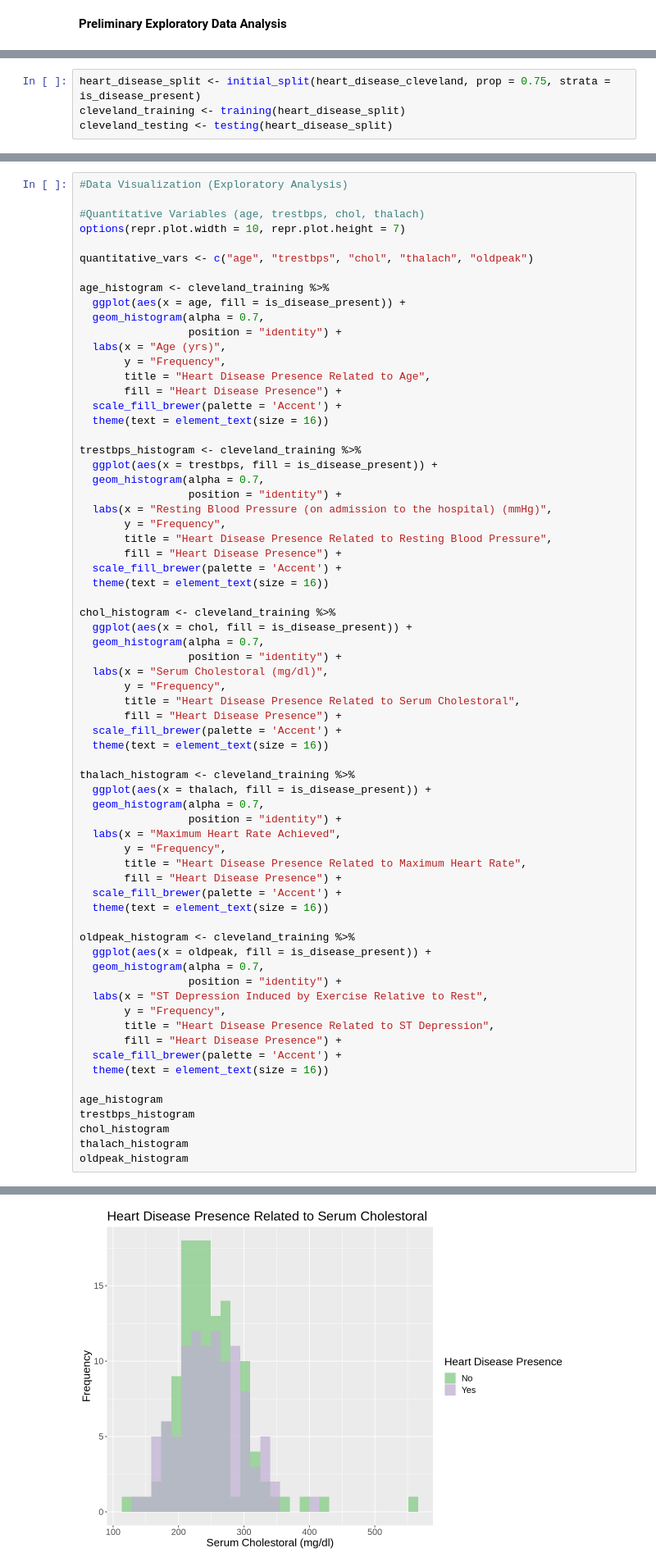
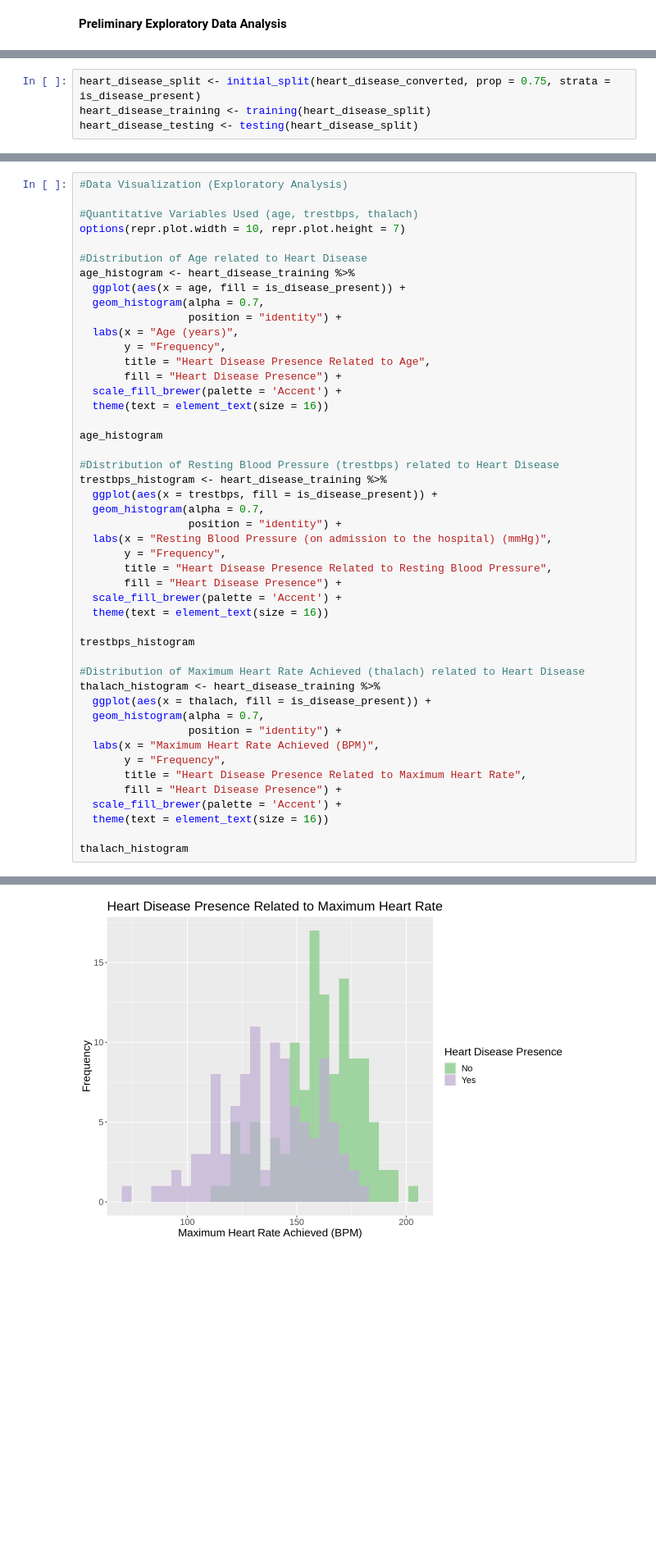
Before and after one commit to holiday-sean/dsci100_project, a Jupyter notebook: project.ipynb, the cells around one changed output, grey strips where cells are left out. Shown: that part at 82% size. Cells and saved outputs as stored; diff of their text form; blank space fills up the shorter version.

Commit message:
Cleaned and removed qualitative var visualizations

```diff
--- a/project.ipynb
+++ b/project.ipynb
@@ -140,7 +85,7 @@ A tibble: 299 × 14
 # %%
-heart_disease_split <- initial_split(heart_disease_cleveland, prop = 0.75, strata = is_disease_present)
-cleveland_training <- training(heart_disease_split)
-cleveland_testing <- testing(heart_disease_split)
+heart_disease_split <- initial_split(heart_disease_converted, prop = 0.75, strata = is_disease_present)
+heart_disease_training <- training(heart_disease_split)
+heart_disease_testing <- testing(heart_disease_split)
 # %%
 #Summarizing (Exploratory Analysis)
 
@@ -174,23 +119,25 @@ A tibble: 5 × 4
 # %%
 #Data Visualization (Exploratory Analysis)
 
-#Quantitative Variables (age, trestbps, chol, thalach)
+#Quantitative Variables Used (age, trestbps, thalach)
 options(repr.plot.width = 10, repr.plot.height = 7)
 
-quantitative_vars <- c("age", "trestbps", "chol", "thalach", "oldpeak")
-
-age_histogram <- cleveland_training %>%
+#Distribution of Age related to Heart Disease
+age_histogram <- heart_disease_training %>%
   ggplot(aes(x = age, fill = is_disease_present)) +
   geom_histogram(alpha = 0.7,
                  position = "identity") +
-  labs(x = "Age (yrs)",
+  labs(x = "Age (years)",
        y = "Frequency",
        title = "Heart Disease Presence Related to Age",
        fill = "Heart Disease Presence") +
   scale_fill_brewer(palette = 'Accent') +
   theme(text = element_text(size = 16))
 
-trestbps_histogram <- cleveland_training %>%
+age_histogram
+
+#Distribution of Resting Blood Pressure (trestbps) related to Heart Disease
+trestbps_histogram <- heart_disease_training %>%
   ggplot(aes(x = trestbps, fill = is_disease_present)) +
   geom_histogram(alpha = 0.7,
                  position = "identity") +
@@ -201,44 +148,21 @@ trestbps_histogram <- cleveland_training %>%
   scale_fill_brewer(palette = 'Accent') +
   theme(text = element_text(size = 16))
 
-chol_histogram <- cleveland_training %>%
-  ggplot(aes(x = chol, fill = is_disease_present)) +
-  geom_histogram(alpha = 0.7,
-                 position = "identity") +
-  labs(x = "Serum Cholestoral (mg/dl)",
-       y = "Frequency",
-       title = "Heart Disease Presence Related to Serum Cholestoral",
-       fill = "Heart Disease Presence") +
-  scale_fill_brewer(palette = 'Accent') +
-  theme(text = element_text(size = 16))
+trestbps_histogram
 
-thalach_histogram <- cleveland_training %>%
+#Distribution of Maximum Heart Rate Achieved (thalach) related to Heart Disease
+thalach_histogram <- heart_disease_training %>%
   ggplot(aes(x = thalach, fill = is_disease_present)) +
   geom_histogram(alpha = 0.7,
                  position = "identity") +
-  labs(x = "Maximum Heart Rate Achieved",
+  labs(x = "Maximum Heart Rate Achieved (BPM)",
        y = "Frequency",
        title = "Heart Disease Presence Related to Maximum Heart Rate",
        fill = "Heart Disease Presence") +
   scale_fill_brewer(palette = 'Accent') +
   theme(text = element_text(size = 16))
 
-oldpeak_histogram <- cleveland_training %>%
-  ggplot(aes(x = oldpeak, fill = is_disease_present)) +
-  geom_histogram(alpha = 0.7,
-                 position = "identity") +
-  labs(x = "ST Depression Induced by Exercise Relative to Rest",
-       y = "Frequency",
-       title = "Heart Disease Presence Related to ST Depression",
-       fill = "Heart Disease Presence") +
-  scale_fill_brewer(palette = 'Accent') +
-  theme(text = element_text(size = 16))
-
-age_histogram
-trestbps_histogram
-chol_histogram
 thalach_histogram
-oldpeak_histogram
 # %% [output]
 `stat_bin()` using `bins = 30`. Pick better value with `binwidth`.
 `stat_bin()` using `bins = 30`. Pick better value with `binwidth`.
@@ -249 +172 @@ oldpeak_histogram
-[figure, old version]
+[figure, new version]
```
Also changed, not shown: parts of 4 cells of this notebook.
